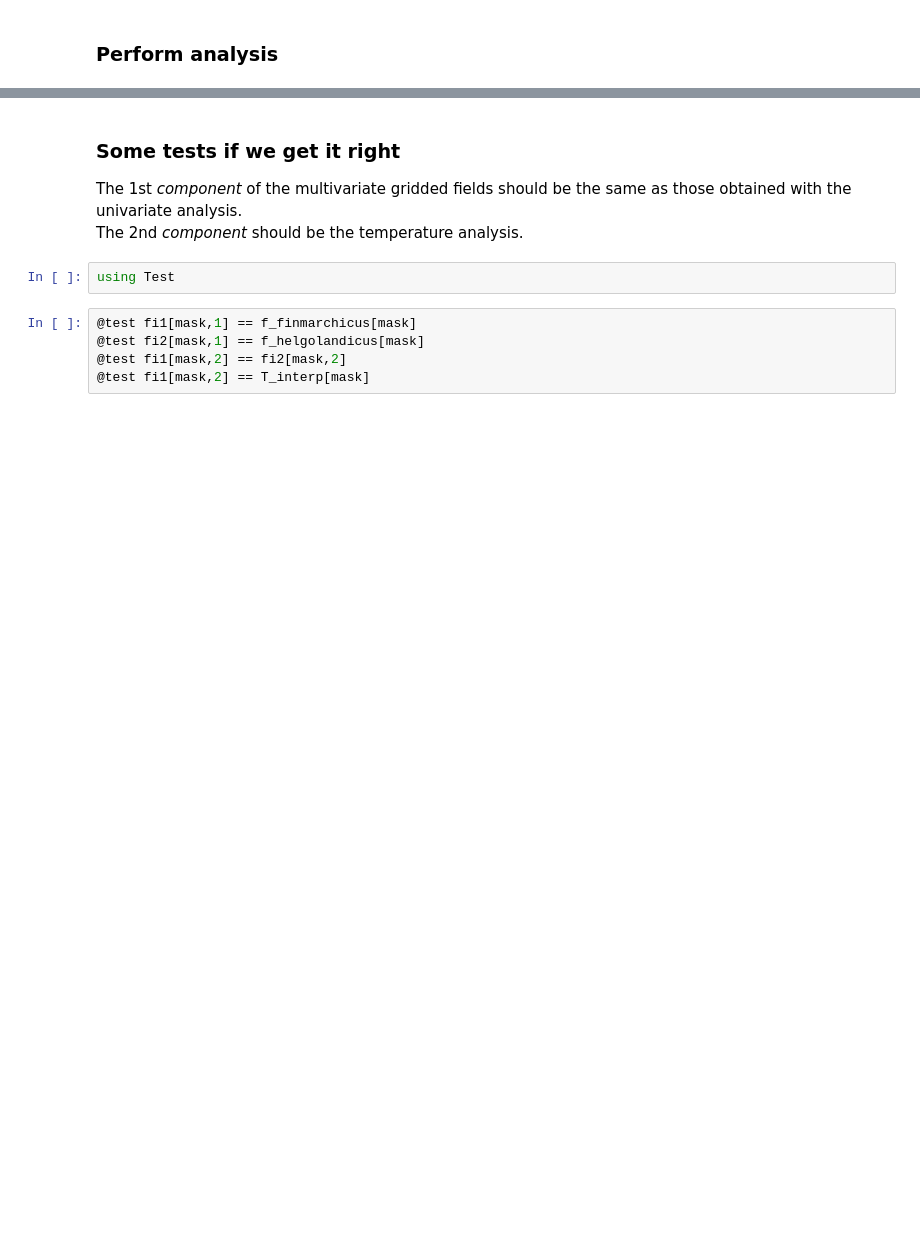
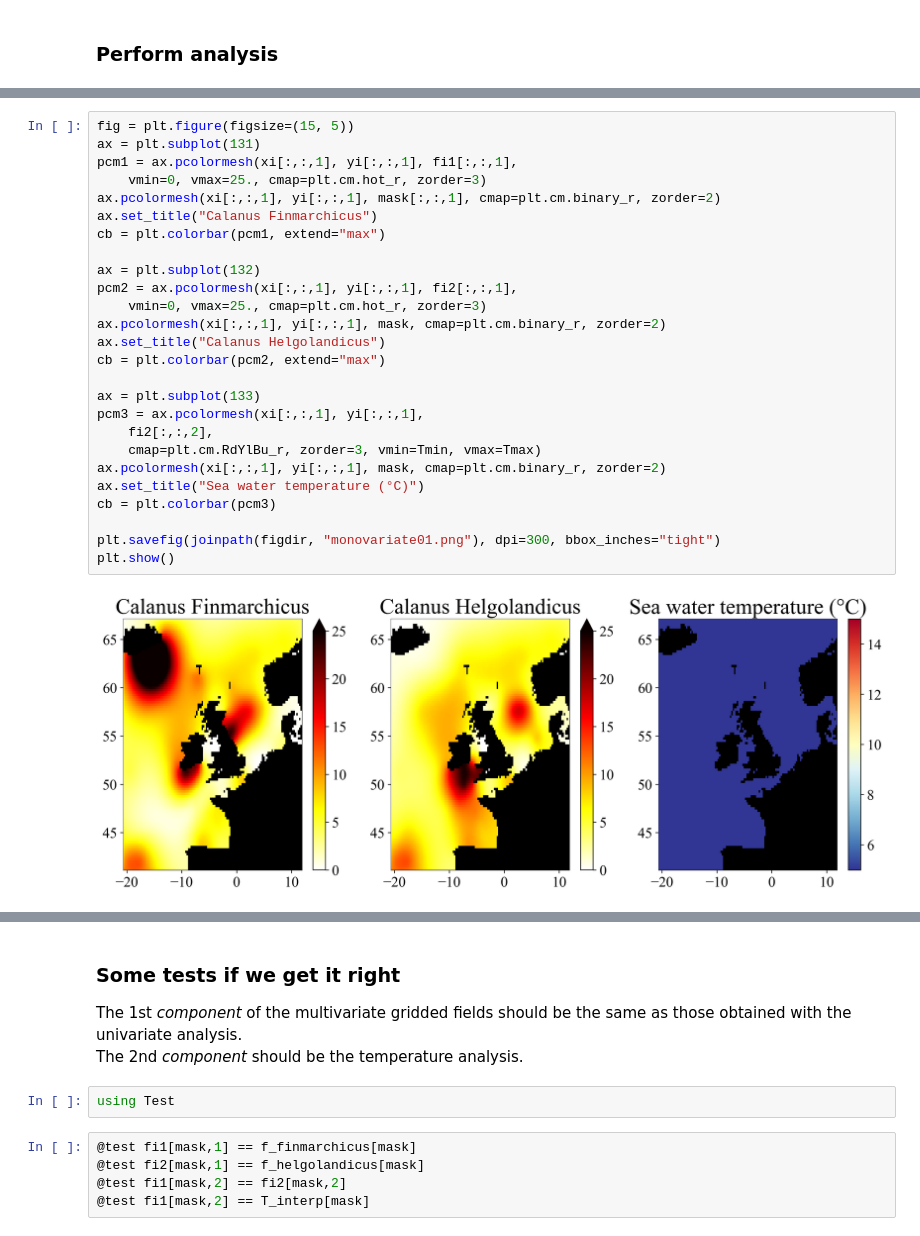
Before and after one commit to EMODnet/EMODnet-Biology-Interpolation-Calanus, a Jupyter notebook: analysis/interp_Calanus_multivariate.ipynb, the cells around one changed output, grey strips where cells are left out. Cells and saved outputs as stored; diff of their text form; blank space fills up the shorter version.

```diff
--- a/analysis/interp_Calanus_multivariate.ipynb
+++ b/analysis/interp_Calanus_multivariate.ipynb
@@ -228,3 +286,31 @@ LoadError: UndefVarError: lonmulti not defined
+# %%
+fig = plt.figure(figsize=(15, 5))
+ax = plt.subplot(131)
+pcm1 = ax.pcolormesh(xi[:,:,1], yi[:,:,1], fi1[:,:,1],
+    vmin=0, vmax=25., cmap=plt.cm.hot_r, zorder=3)
+ax.pcolormesh(xi[:,:,1], yi[:,:,1], mask[:,:,1], cmap=plt.cm.binary_r, zorder=2)
+ax.set_title("Calanus Finmarchicus")
+cb = plt.colorbar(pcm1, extend="max")
+
+ax = plt.subplot(132)
+pcm2 = ax.pcolormesh(xi[:,:,1], yi[:,:,1], fi2[:,:,1],
+    vmin=0, vmax=25., cmap=plt.cm.hot_r, zorder=3)
+ax.pcolormesh(xi[:,:,1], yi[:,:,1], mask, cmap=plt.cm.binary_r, zorder=2)
+ax.set_title("Calanus Helgolandicus")
+cb = plt.colorbar(pcm2, extend="max")
+
+ax = plt.subplot(133)
+pcm3 = ax.pcolormesh(xi[:,:,1], yi[:,:,1],
+    fi2[:,:,2],
+    cmap=plt.cm.RdYlBu_r, zorder=3, vmin=Tmin, vmax=Tmax)
+ax.pcolormesh(xi[:,:,1], yi[:,:,1], mask, cmap=plt.cm.binary_r, zorder=2)
+ax.set_title("Sea water temperature (°C)")
+cb = plt.colorbar(pcm3)
+
+plt.savefig(joinpath(figdir, "monovariate01.png"), dpi=300, bbox_inches="tight")
+plt.show()
+# %% [output]
+[figure, added]
 # %%
 fig = plt.figure(figsize=(15, 5))
 ax = plt.subplot(131)
```
Also changed, not shown: parts of 23 cells of this notebook, 1 other file.
